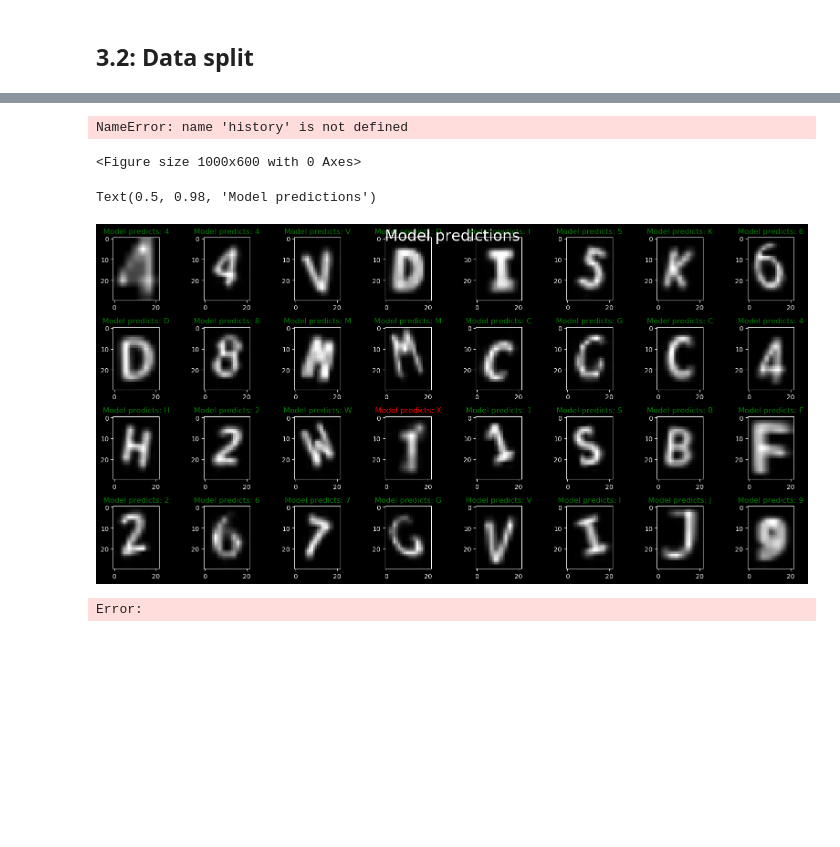
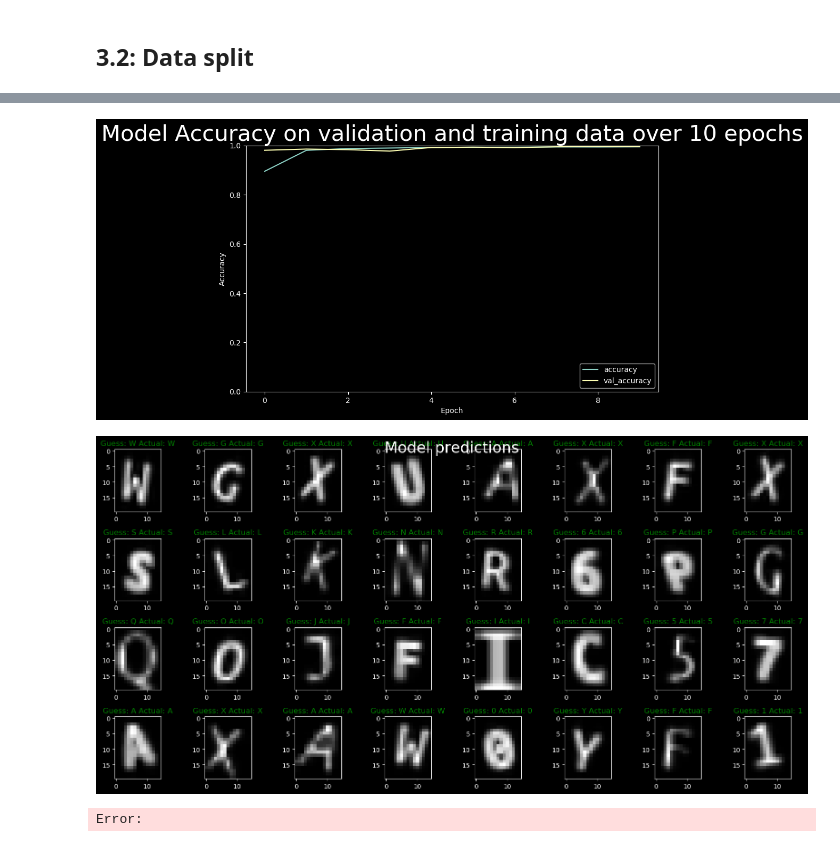
Before and after one commit to 1mackenziekyle/enph353_controller_pkg, a Jupyter notebook: src/generate_letters.ipynb, the cells around one changed output, grey strips where cells are left out. Cells and saved outputs as stored; diff of their text form; code cells hidden in the pictures; blank space fills up the shorter version.

```diff
--- a/src/generate_letters.ipynb
+++ b/src/generate_letters.ipynb
@@ -191,7 +193,7 @@ for i in range(2000):
         contours, hierarchy = cv2.findContours(result, cv2.RETR_TREE, cv2.CHAIN_APPROX_NONE)
         if len(contours) > 0:
             x,y,w,h = cv2.boundingRect(max(contours, key = cv2.contourArea))
-            result = cv2.resize(result[y:y+h, x:x+w], result.T.shape)
+            result = cv2.resize(result[y:y+h, x:x+w], MODEL_INPUT_SIZE[::-1])
             results.append(result)
         else:
             print("no contours found")
@@ -247,6 +249,6 @@ print()
 # %%
 model = models.Sequential()
-model.add(layers.Conv2D(32, (3,3), activation='relu', input_shape=(30, 22, 1)))
+model.add(layers.Conv2D(32, (3,3), strides=(2,2), activation='relu', input_shape=(MODEL_INPUT_SIZE[0], MODEL_INPUT_SIZE[1], 1)))
 model.add(layers.Conv2D(64, (3, 3), activation='relu'))
 model.add(layers.Conv2D(64, (3, 3), activation='relu'))
 model.add(layers.Flatten())
@@ -275,7 +277,7 @@ Trainable params: 1,639,332
 Non-trainable params: 0
 _________________________________________________________________
 # %%
-EPOCHS = 6
+EPOCHS = 10
 
 model.compile(optimizer='adam',
               loss=tf.keras.losses.CategoricalCrossentropy(from_logits=False),
@@ -289,17 +312,17 @@ else:
 # %%
 
-plt.style.use('dark_background')
-plt.figure(figsize=(10,6))
-plt.plot(history.history['accuracy'], label='accuracy')
-plt.plot(history.history['val_accuracy'], label = 'val_accuracy')
-plt.xlabel('Epoch')
-plt.ylabel('Accuracy')
-plt.ylim([0.0, 1.0])
-plt.legend(loc='lower right')
-plt.title(f"Model Accuracy on validation and training data over {EPOCHS} epochs", size=30)
+if not LOAD_MODEL:
+    plt.style.use('dark_background')
+    plt.figure(figsize=(10,6))
+    plt.plot(history.history['accuracy'], label='accuracy')
+    plt.plot(history.history['val_accuracy'], label = 'val_accuracy')
+    plt.xlabel('Epoch')
+    plt.ylabel('Accuracy')
+    plt.ylim([0.0, 1.0])
+    plt.legend(loc='lower right')
+    plt.title(f"Model Accuracy on validation and training data over {EPOCHS} epochs", size=30)
 # %% [output]
-NameError: name 'history' is not defined
-<Figure size 1000x600 with 0 Axes>
+[figure, added]
 # %%
 
 fig, axs = plt.subplots(4,8, figsize=(16,8))
@@ -310,15 +333,14 @@ for i in range(32):
     ypred = str(itoc[np.argmax(model(input))])
     axs[i//8, i%8].imshow(X_valid[n], cmap='gray')
     if label == ypred:
-        axs[i//8, i%8].set_title('Model predicts: ' + ypred, color='green')
+        axs[i//8, i%8].set_title('Guess: ' + str(ypred) + ' Actual: ' + label, color='green')
     else:
-        axs[i//8, i%8].set_title('Model predicts: ' + ypred, color='red')
+        axs[i//8, i%8].set_title('Guess: ' + str(ypred) + ' Actual: ' + str(label), color='red')
+fig.suptitle('Model predictions', fontsize=24)
 fig.tight_layout()
-fig.suptitle('Model predictions', fontsize=24)
 # %% [output]
+[figure, new version]
-Text(0.5, 0.98, 'Model predictions')
+Error:
-[figure, old version]
-Error:
 # %%
 model.save(MODEL_SAVE_PATH)
 # %% [output]
```
Also changed, not shown: parts of 14 cells of this notebook, 14 other files.
